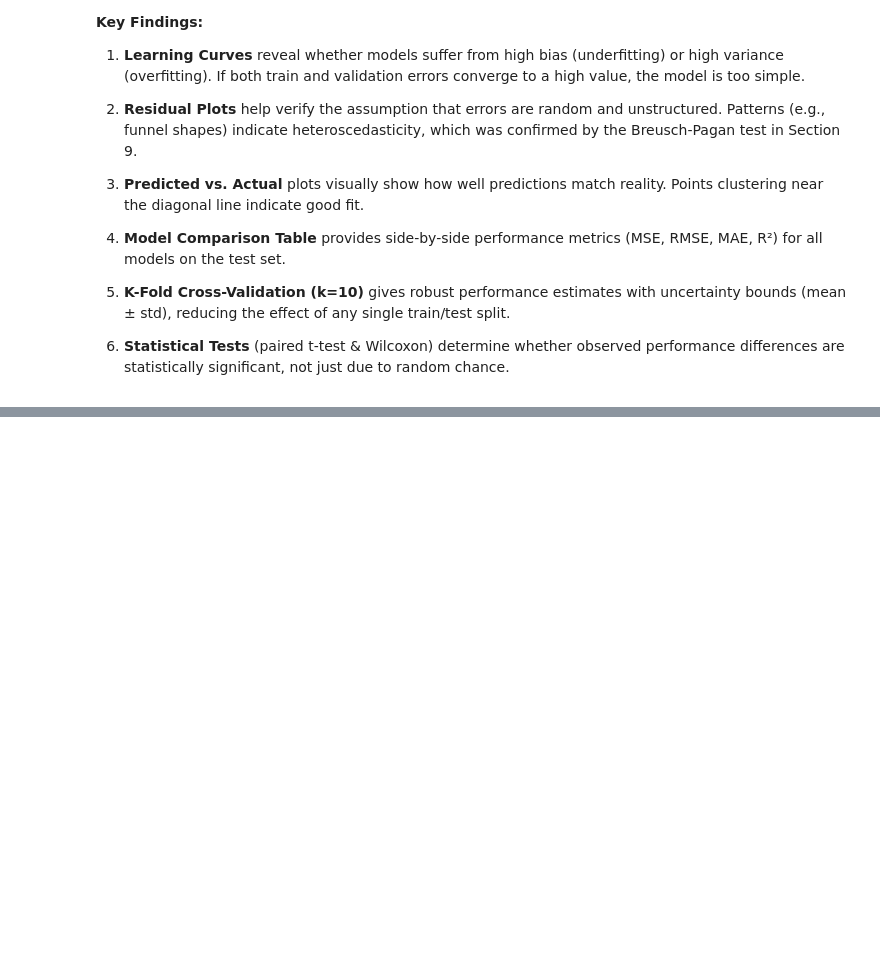
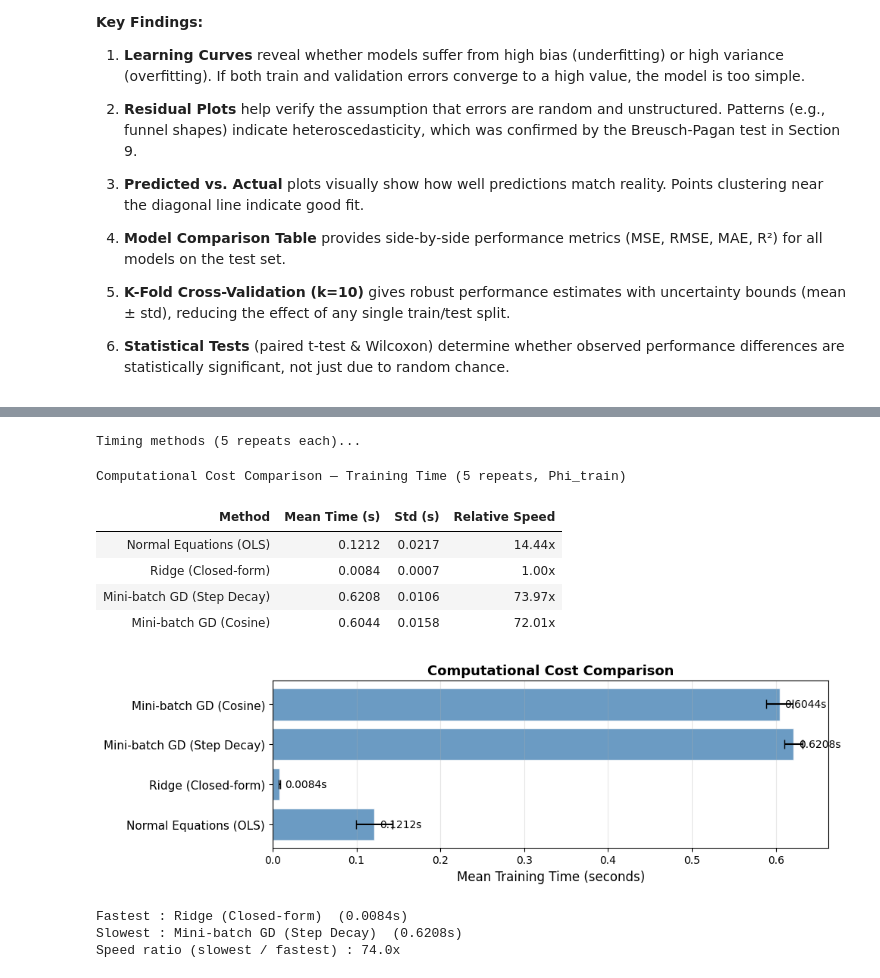
Before and after one commit to ThanhChuong12/Supervised-Learning-Regression-Classification, a Jupyter notebook: code/Part1_Regression/02_modeling.ipynb, the cells around one changed output, grey strips where cells are left out. Saved outputs shown, nothing was run; the diff lists cells and outputs as text; code cells hidden in the pictures; blank space fills up the shorter version.

```diff
--- a/code/Part1_Regression/02_modeling.ipynb
+++ b/code/Part1_Regression/02_modeling.ipynb
@@ -1782,0 +2475,63 @@ Một điểm đáng chú ý là khi so sánh Ridge Linear với Poly Ridge, RBF
+# %%
+methods = {
+    'Normal Equations (OLS)':     lambda Phi, y: fit_ols(Phi, y, bias_is_first=True),
+    'Ridge (Closed-form)':        lambda Phi, y: fit_ridge(Phi, y, lam=best_lam_ridge, bias_is_first=True),
+    'Mini-batch GD (Step Decay)': lambda Phi, y: fit_ols_minibatch_gd(
+                                      Phi, y, lr_schedule='step_decay',
+                                      num_epochs=50, batch_size=64)[0],
+    'Mini-batch GD (Cosine)':     lambda Phi, y: fit_ols_minibatch_gd(
+                                      Phi, y, lr_schedule='cosine_annealing',
+                                      num_epochs=50, batch_size=64)[0],
+}
+
+print("Timing methods (5 repeats each)...")
+timing = time_method_comparison(methods, Phi_train, y_train, n_repeats=5)
+
+df_timing = pd.DataFrame([{
+    'Method':          name,
+    'Mean Time (s)':   round(t['mean_s'], 4),
+    'Std (s)':         round(t['std_s'],  4),
+    'Relative Speed':  round(t['mean_s'] / min(v['mean_s'] for v in timing.values()), 2),
+} for name, t in timing.items()])
+
+display(
+    df_timing.style
+    .format({
+        'Mean Time (s)':  '{:.4f}',
+        'Std (s)':        '{:.4f}',
+        'Relative Speed': '{:.2f}x',
+    })
+    .background_gradient(subset=['Mean Time (s)'], cmap='YlOrRd')
+    .highlight_min(subset=['Mean Time (s)'], color='#d4edda')
+    .set_caption('Computational Cost Comparison — Training Time (5 repeats, Phi_train)')
+    .set_table_styles([
+        {'selector': 'caption',
+         'props': [('font-size', '14px'), ('font-weight', 'bold'), ('padding', '8px')]},
+        {'selector': 'thead th',
+         'props': [('font-size', '13px'), ('text-align', 'center'), ('padding', '8px')]},
+        {'selector': 'td',
+         'props': [('text-align', 'center'), ('padding', '6px 14px'), ('font-size', '12px')]},
+    ])
+    .hide(axis='index')
+)
+
+plot_section12_runtime(timing)
+
+fastest = min(timing, key=lambda k: timing[k]['mean_s'])
+slowest = max(timing, key=lambda k: timing[k]['mean_s'])
+ratio   = timing[slowest]['mean_s'] / timing[fastest]['mean_s']
+print(f"\nFastest : {fastest}  ({timing[fastest]['mean_s']:.4f}s)")
+print(f"Slowest : {slowest}  ({timing[slowest]['mean_s']:.4f}s)")
+print(f"Speed ratio (slowest / fastest) : {ratio:.1f}x")
+# %% [output]
+Timing methods (5 repeats each)...
+Computational Cost Comparison — Training Time (5 repeats, Phi_train)
+| Method | Mean Time (s) | Std (s) | Relative Speed |
+| Normal Equations (OLS) | 0.1212 | 0.0217 | 14.44x |
+| Ridge (Closed-form) | 0.0084 | 0.0007 | 1.00x |
+| Mini-batch GD (Step Decay) | 0.6208 | 0.0106 | 73.97x |
+| Mini-batch GD (Cosine) | 0.6044 | 0.0158 | 72.01x |
+[figure, added]
+Fastest : Ridge (Closed-form)  (0.0084s)
+Slowest : Mini-batch GD (Step Decay)  (0.6208s)
+Speed ratio (slowest / fastest) : 74.0x
```
Also changed, not shown: parts of 27 cells of this notebook.
